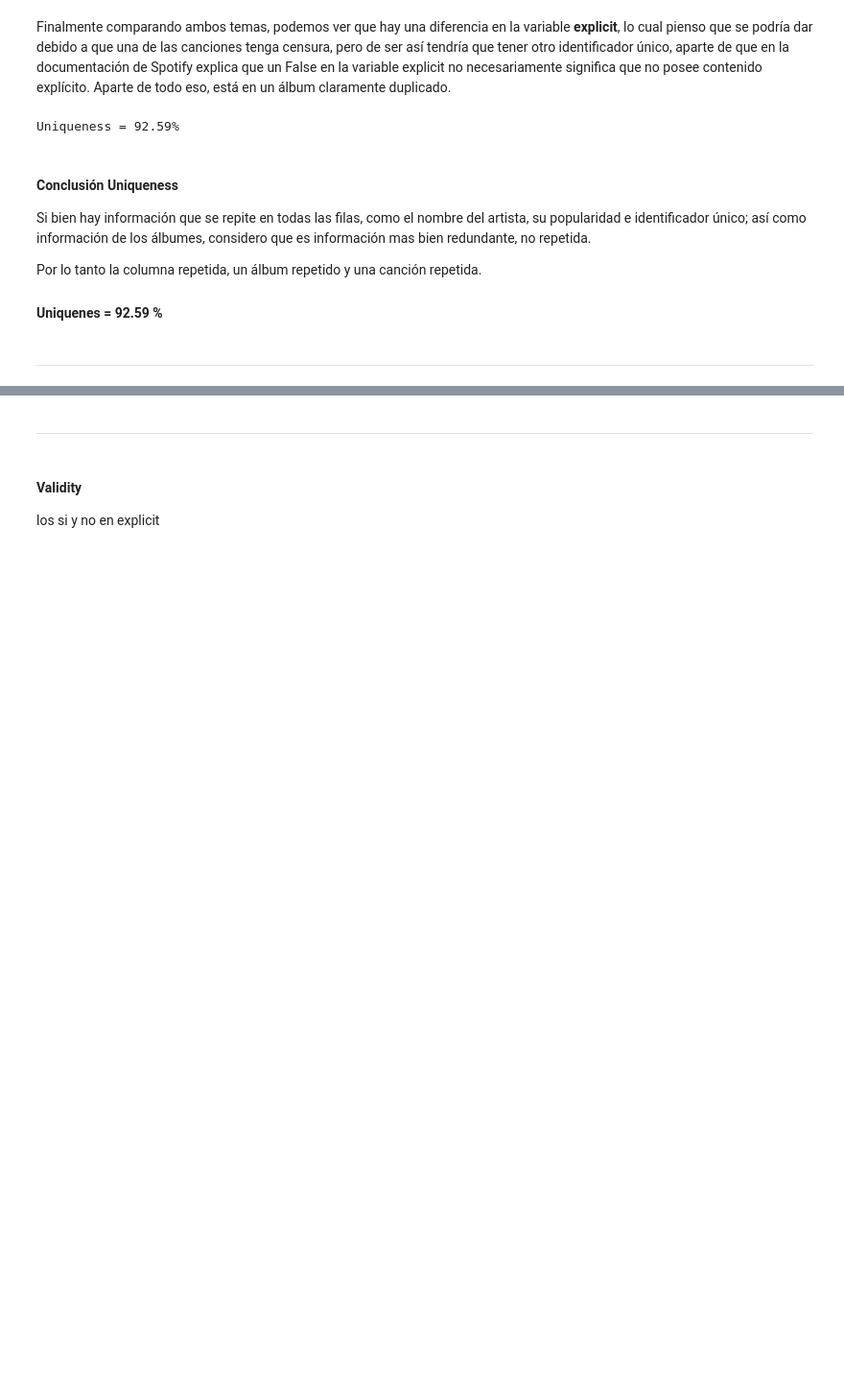
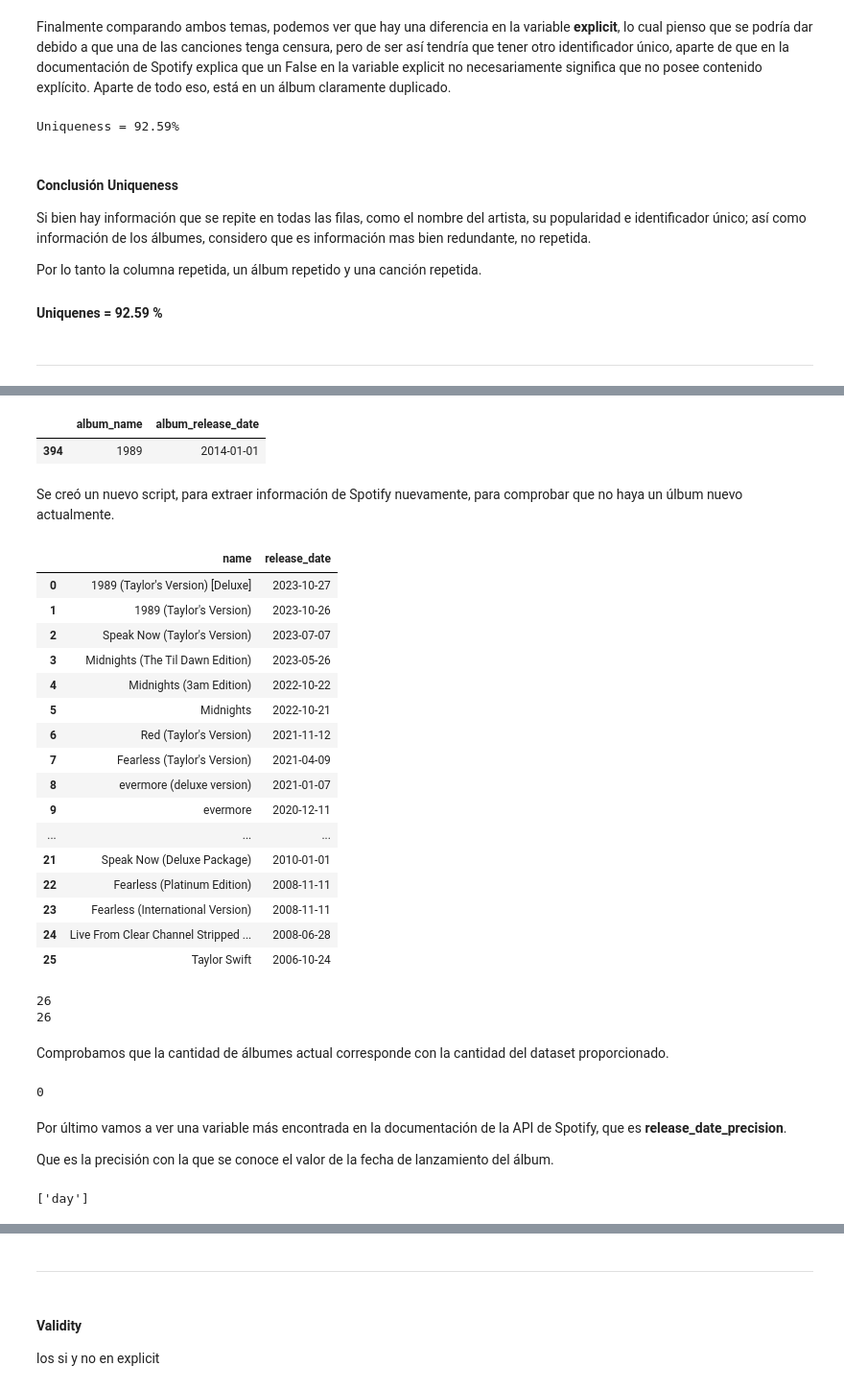
Before and after one commit to cristian-torres-ds/data_quality_engineer, a Jupyter notebook: data_quality_assessment.ipynb, the cells around one changed output, grey strips where cells are left out. Shown at 96% size. Drawn from its saved outputs; the diff is of its cells as text; code cells hidden in the pictures; blank space fills up the shorter version.

```diff
--- a/data_quality_assessment.ipynb
+++ b/data_quality_assessment.ipynb
@@ -656,0 +663,65 @@ Por lo tanto la columna repetida, un álbum repetido y una canción repetida.
+# %%
+df[df['album_name'] == '1989'][['album_name', 'album_release_date']].head(1)
+# %% [output]
+|  | album_name | album_release_date |
+| 394 | 1989 | 2014-01-01 |
+# %% [markdown]
+Se creó un nuevo script, para extraer información de Spotify nuevamente, para comprobar que no haya un úlbum nuevo actualmente.
+# %%
+with open('consulta_actual.json', 'r') as file:
+    data = json.load(file)
+
+df_actual = pd.json_normalize(data=data, record_path=['albums'])
+df_actual.iloc[:,[1,2]]
+# %% [output]
+|  | name | release_date |
+| 0 | 1989 (Taylor's Version) [Deluxe] | 2023-10-27 |
+| 1 | 1989 (Taylor's Version) | 2023-10-26 |
+| 2 | Speak Now (Taylor's Version) | 2023-07-07 |
+| 3 | Midnights (The Til Dawn Edition) | 2023-05-26 |
+| 4 | Midnights (3am Edition) | 2022-10-22 |
+| 5 | Midnights | 2022-10-21 |
+| 6 | Red (Taylor's Version) | 2021-11-12 |
+| 7 | Fearless (Taylor's Version) | 2021-04-09 |
+| 8 | evermore (deluxe version) | 2021-01-07 |
+| 9 | evermore | 2020-12-11 |
+| ... | ... | ... |
+| 21 | Speak Now (Deluxe Package) | 2010-01-01 |
+| 22 | Fearless (Platinum Edition) | 2008-11-11 |
+| 23 | Fearless (International Version) | 2008-11-11 |
+| 24 | Live From Clear Channel Stripped ... | 2008-06-28 |
+| 25 | Taylor Swift | 2006-10-24 |
+# %%
+album_id_actual = list(df_actual['id'])
+
+album_id = list(df.album_id.unique())
+
+print(len(album_id_actual))
+print(len(album_id))
+# %% [output]
+26
+26
+# %% [markdown]
+Comprobamos que la cantidad de álbumes actual corresponde con la cantidad del dataset proporcionado.
+# %%
+cantidad = len(album_id_actual)
+
+for id in album_id_actual:
+    if id in album_id:
+        cantidad -= 1
+
+cantidad
+# %% [output]
+0
+# %% [markdown]
+Por último vamos a ver una variable más encontrada en la documentación de la API de Spotify, que es **release_date_precision**.
+
+Que es la precisión con la que se conoce el valor de la fecha de lanzamiento del álbum.
+# %%
+with open('release_date_precision.json', 'r') as file:
+    data = json.load(file)
+
+df_precision = pd.json_normalize(data=data,)
+list(df_precision["release_date_precision"].unique())
+# %% [output]
+['day']
```
Also changed, not shown: parts of 6 cells of this notebook, 5 other files.
